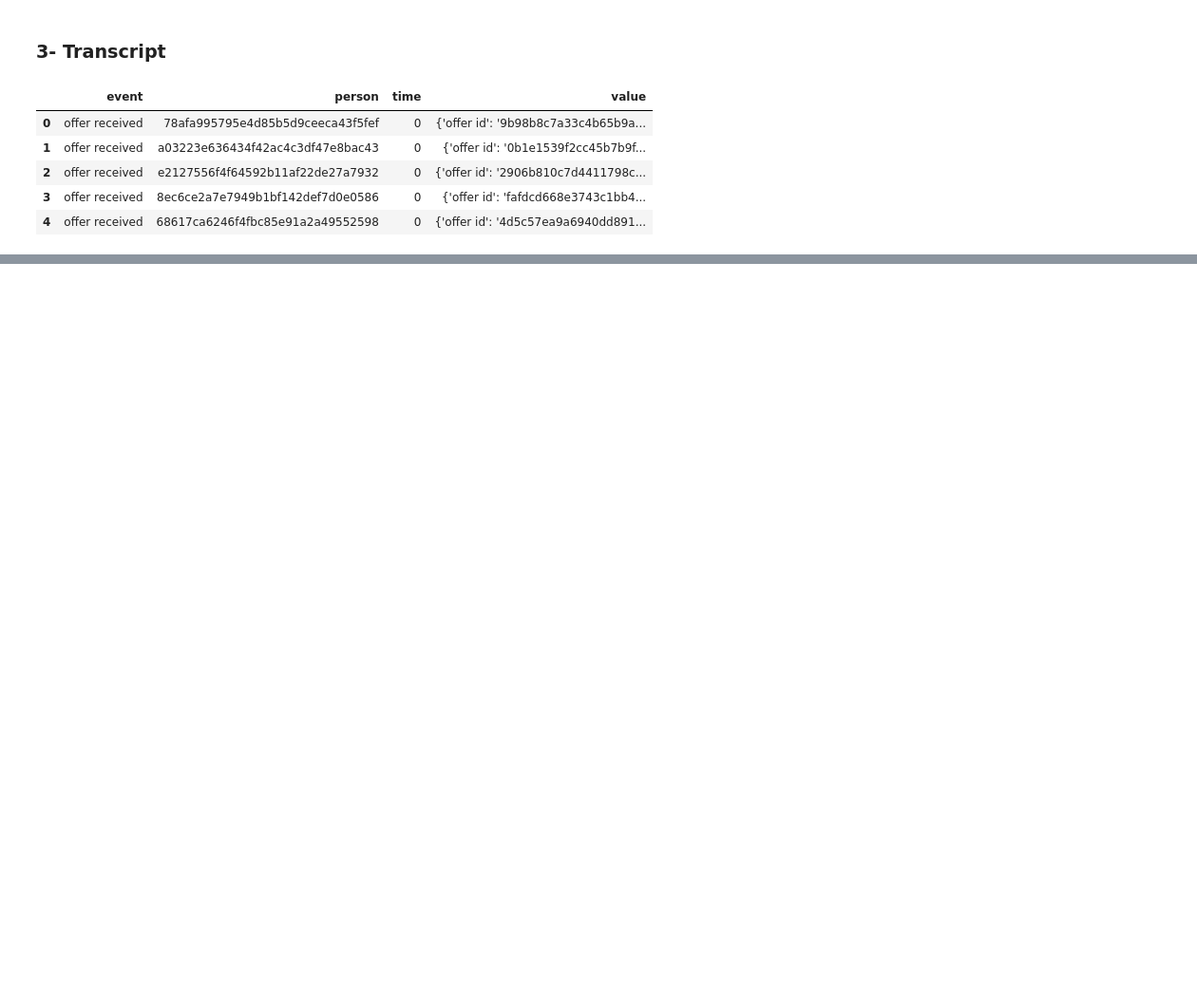
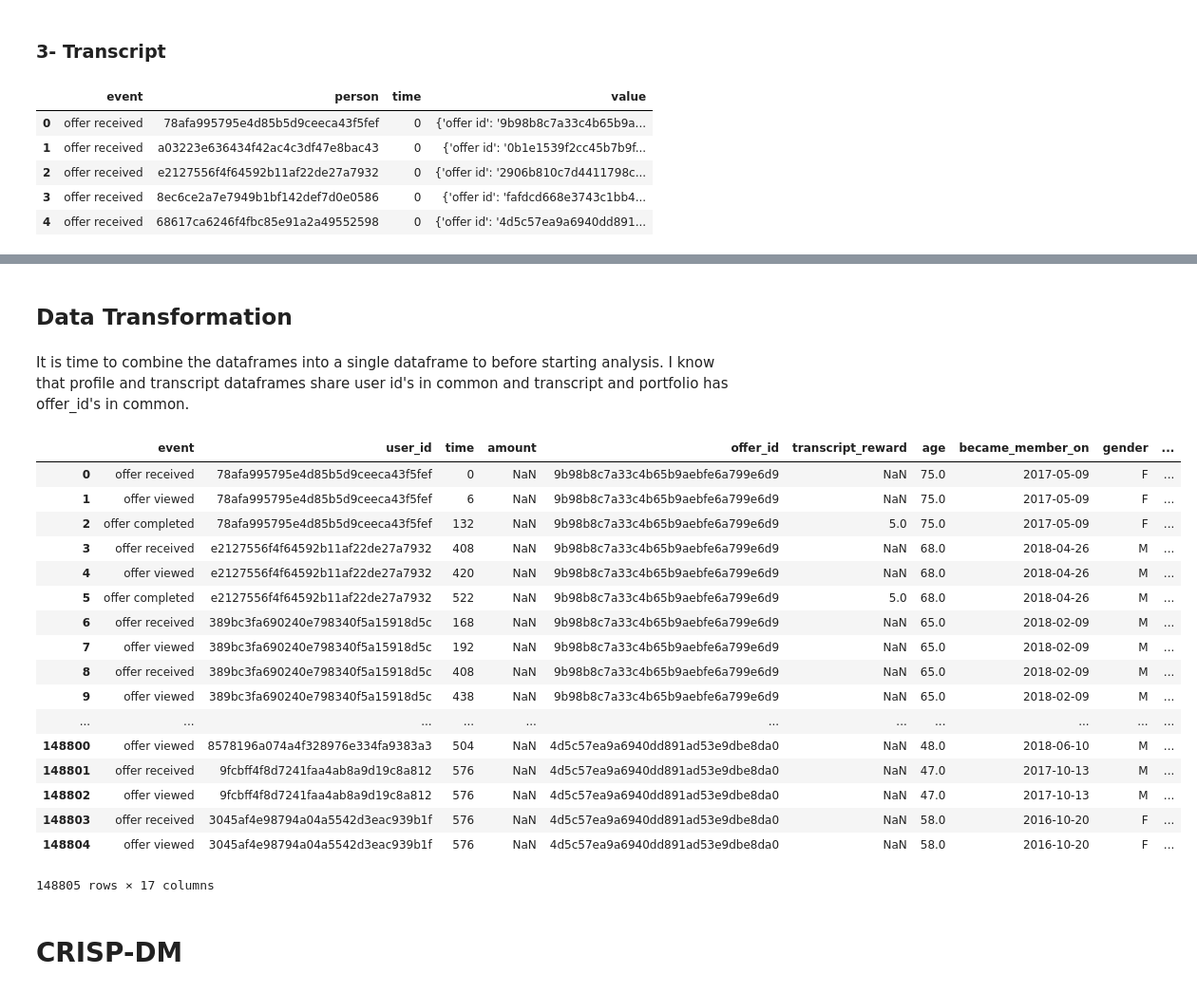
Before and after one commit to onurkapucu/Starbucks_Capstone, a Jupyter notebook: Starbucks_Capstone_notebook.ipynb, the cells around one changed output, grey strips where cells are left out. Shown: that part at 95% size. Drawn from its saved outputs; the diff is of its cells as text; code cells hidden in the pictures; blank space fills up the shorter version.

Commit message:
version with no offer view tracking

```diff
--- a/Starbucks_Capstone_notebook.ipynb
+++ b/Starbucks_Capstone_notebook.ipynb
@@ -149,0 +204,2 @@ Transcript is the table where the user behaviour and interactions with offers li
+# %%
+profile_clean['became_member_on'] = profile_clean['became_member_on'].apply(lambda x: datetime(year=int(str(x)[0:4]), month=int(str(x)[4:6]), day=int(str(x)[6:8])))
@@ -177,0 +228,8 @@ for i in range(transcript['value'].shape[0]):
+# %%
+values = transcript['value'].apply(pd.Series)
+# %%
+values['offer_id'] = np.logical_or(values['offer id'].fillna(0),values['offer_id'].fillna(0))
+values = values.drop(['offer id'],axis=1)
+# %%
+transcript_clean = pd.concat([transcript,values],axis=1,sort=False).drop(['value'],axis=1)
+transcript_clean.head()
@@ -177,0 +243,32 @@ for i in range(transcript['value'].shape[0]):
+# %% [markdown]
+## Data Transformation
+# %% [markdown]
+It is time to combine the dataframes into a single dataframe to before starting analysis. I know that profile and transcript dataframes share user id's in common and transcript and portfolio has offer_id's in common.
+# %%
+profile_clean.rename(columns={'id':'user_id'},inplace=True)
+transcript_clean.rename(columns={'person':'user_id'},inplace=True)
+transcript_clean.rename(columns={'reward':'transcript_reward'},inplace=True)
+portfolio_clean.rename(columns={'id':'offer_id'},inplace=True)
+df = transcript_clean.merge(profile_clean,how='inner',on=['user_id']).merge(portfolio_clean,how='inner',on=['offer_id'])
+df
+# %% [output]
+|  | event | user_id | time | amount | offer_id | transcript_reward | age | became_member_on | gender | ... |
+| 0 | offer received | 78afa995795e4d85b5d9ceeca43f5fef | 0 | NaN | 9b98b8c7a33c4b65b9aebfe6a799e6d9 | NaN | 75.0 | 2017-05-09 | F | ... |
+| 1 | offer viewed | 78afa995795e4d85b5d9ceeca43f5fef | 6 | NaN | 9b98b8c7a33c4b65b9aebfe6a799e6d9 | NaN | 75.0 | 2017-05-09 | F | ... |
+| 2 | offer completed | 78afa995795e4d85b5d9ceeca43f5fef | 132 | NaN | 9b98b8c7a33c4b65b9aebfe6a799e6d9 | 5.0 | 75.0 | 2017-05-09 | F | ... |
+| 3 | offer received | e2127556f4f64592b11af22de27a7932 | 408 | NaN | 9b98b8c7a33c4b65b9aebfe6a799e6d9 | NaN | 68.0 | 2018-04-26 | M | ... |
+| 4 | offer viewed | e2127556f4f64592b11af22de27a7932 | 420 | NaN | 9b98b8c7a33c4b65b9aebfe6a799e6d9 | NaN | 68.0 | 2018-04-26 | M | ... |
+| 5 | offer completed | e2127556f4f64592b11af22de27a7932 | 522 | NaN | 9b98b8c7a33c4b65b9aebfe6a799e6d9 | 5.0 | 68.0 | 2018-04-26 | M | ... |
+| 6 | offer received | 389bc3fa690240e798340f5a15918d5c | 168 | NaN | 9b98b8c7a33c4b65b9aebfe6a799e6d9 | NaN | 65.0 | 2018-02-09 | M | ... |
+| 7 | offer viewed | 389bc3fa690240e798340f5a15918d5c | 192 | NaN | 9b98b8c7a33c4b65b9aebfe6a799e6d9 | NaN | 65.0 | 2018-02-09 | M | ... |
+| 8 | offer received | 389bc3fa690240e798340f5a15918d5c | 408 | NaN | 9b98b8c7a33c4b65b9aebfe6a799e6d9 | NaN | 65.0 | 2018-02-09 | M | ... |
+| 9 | offer viewed | 389bc3fa690240e798340f5a15918d5c | 438 | NaN | 9b98b8c7a33c4b65b9aebfe6a799e6d9 | NaN | 65.0 | 2018-02-09 | M | ... |
+| ... | ... | ... | ... | ... | ... | ... | ... | ... | ... | ... |
+| 148800 | offer viewed | 8578196a074a4f328976e334fa9383a3 | 504 | NaN | 4d5c57ea9a6940dd891ad53e9dbe8da0 | NaN | 48.0 | 2018-06-10 | M | ... |
+| 148801 | offer received | 9fcbff4f8d7241faa4ab8a9d19c8a812 | 576 | NaN | 4d5c57ea9a6940dd891ad53e9dbe8da0 | NaN | 47.0 | 2017-10-13 | M | ... |
+| 148802 | offer viewed | 9fcbff4f8d7241faa4ab8a9d19c8a812 | 576 | NaN | 4d5c57ea9a6940dd891ad53e9dbe8da0 | NaN | 47.0 | 2017-10-13 | M | ... |
+| 148803 | offer received | 3045af4e98794a04a5542d3eac939b1f | 576 | NaN | 4d5c57ea9a6940dd891ad53e9dbe8da0 | NaN | 58.0 | 2016-10-20 | F | ... |
+| 148804 | offer viewed | 3045af4e98794a04a5542d3eac939b1f | 576 | NaN | 4d5c57ea9a6940dd891ad53e9dbe8da0 | NaN | 58.0 | 2016-10-20 | F | ... |
+148805 rows × 17 columns
+# %% [markdown]
+# CRISP-DM
```
Also changed, not shown: parts of 38 cells of this notebook.
